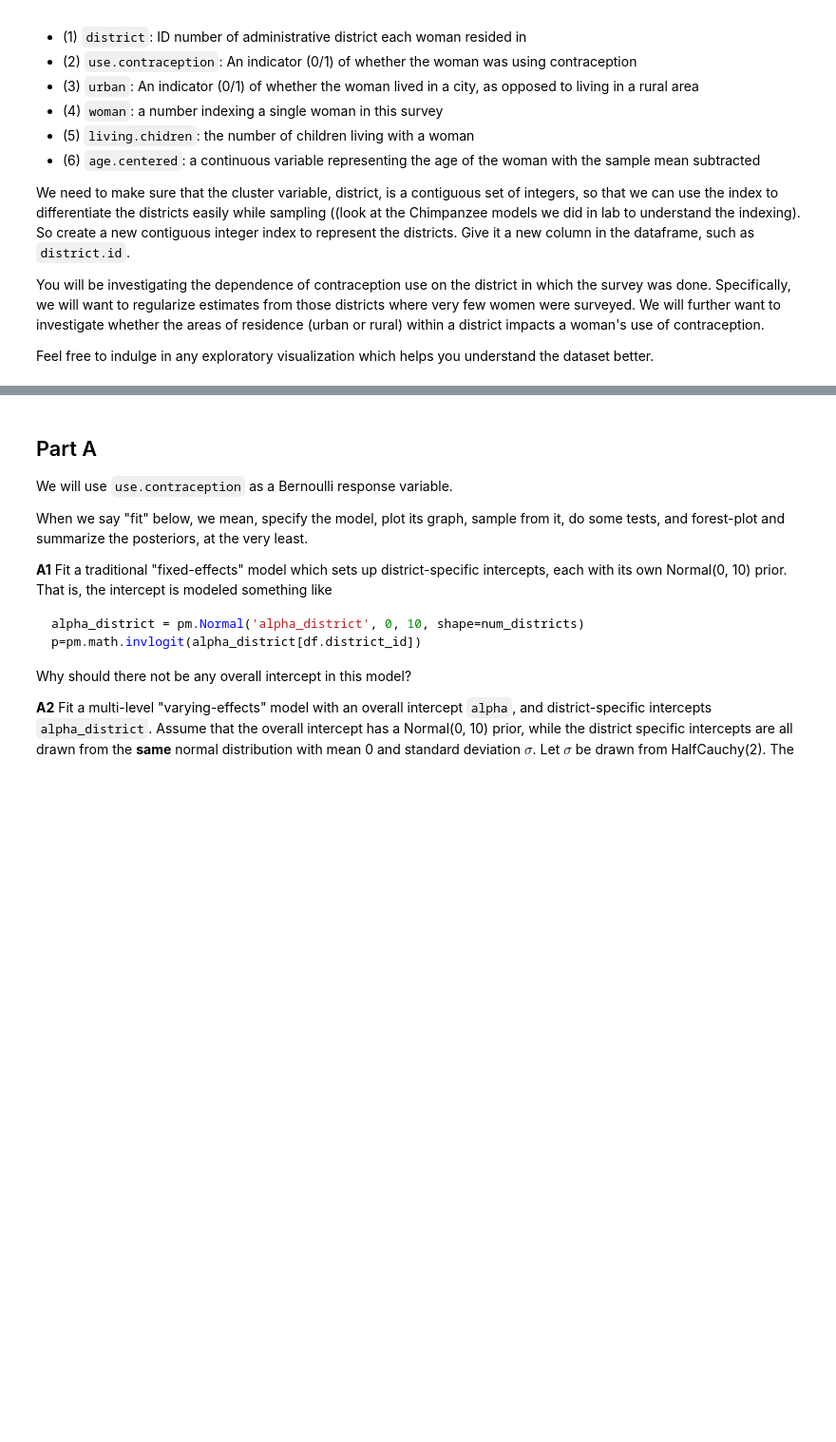
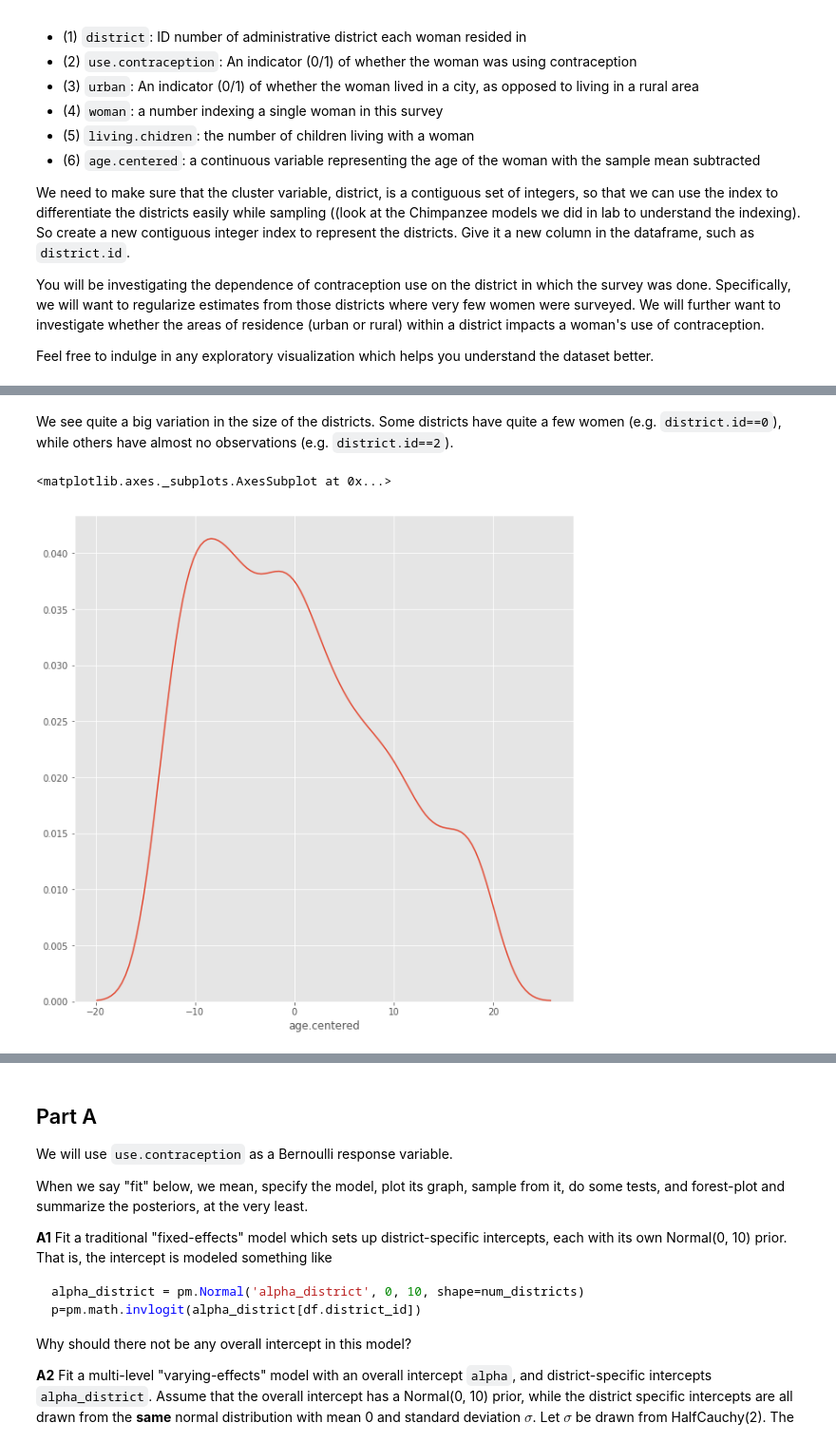
Before and after one commit to NOllAl/AM207HW, a Jupyter notebook: am207_final_2018fall/2018fall_final.ipynb, the cells around one changed output, grey strips where cells are left out. Shown at 95% size. Saved outputs shown, nothing was run; the diff lists cells and outputs as text; code cells hidden in the pictures; blank space fills up the shorter version.

```diff
--- a/am207_final_2018fall/2018fall_final.ipynb
+++ b/am207_final_2018fall/2018fall_final.ipynb
@@ -48,0 +84,7 @@ Feel free to indulge in any exploratory visualization which helps you understand
+# %% [markdown]
+We see quite a big variation in the size of the districts. Some districts have quite a few women (e.g. `district.id==0`), while others have almost no observations (e.g. `district.id==2`).
+# %%
+sns.distplot(data['age.centered'], hist=False)
+# %% [output]
+<matplotlib.axes._subplots.AxesSubplot at 0x...>
+[figure, added]
```
Also changed, not shown: parts of 8 cells of this notebook.
